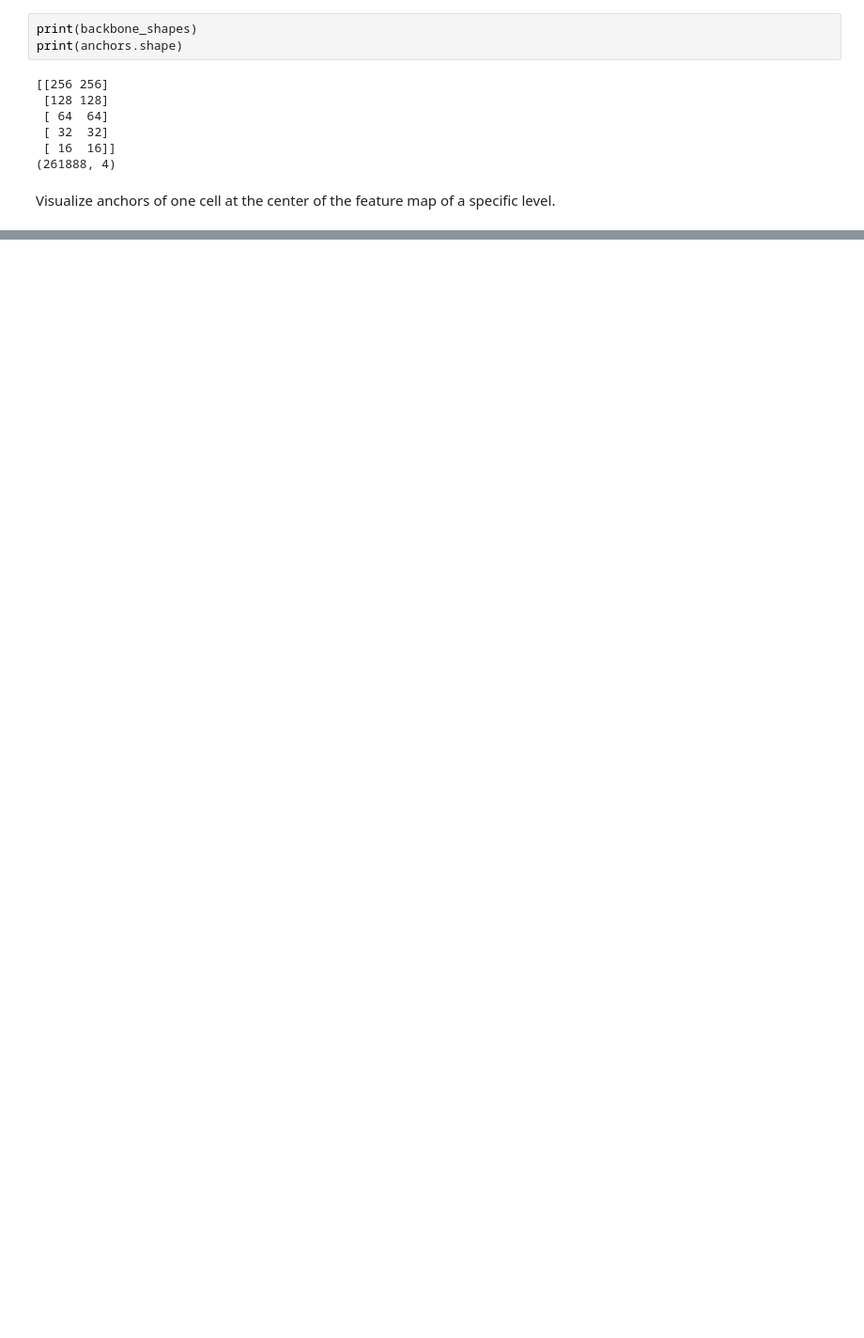
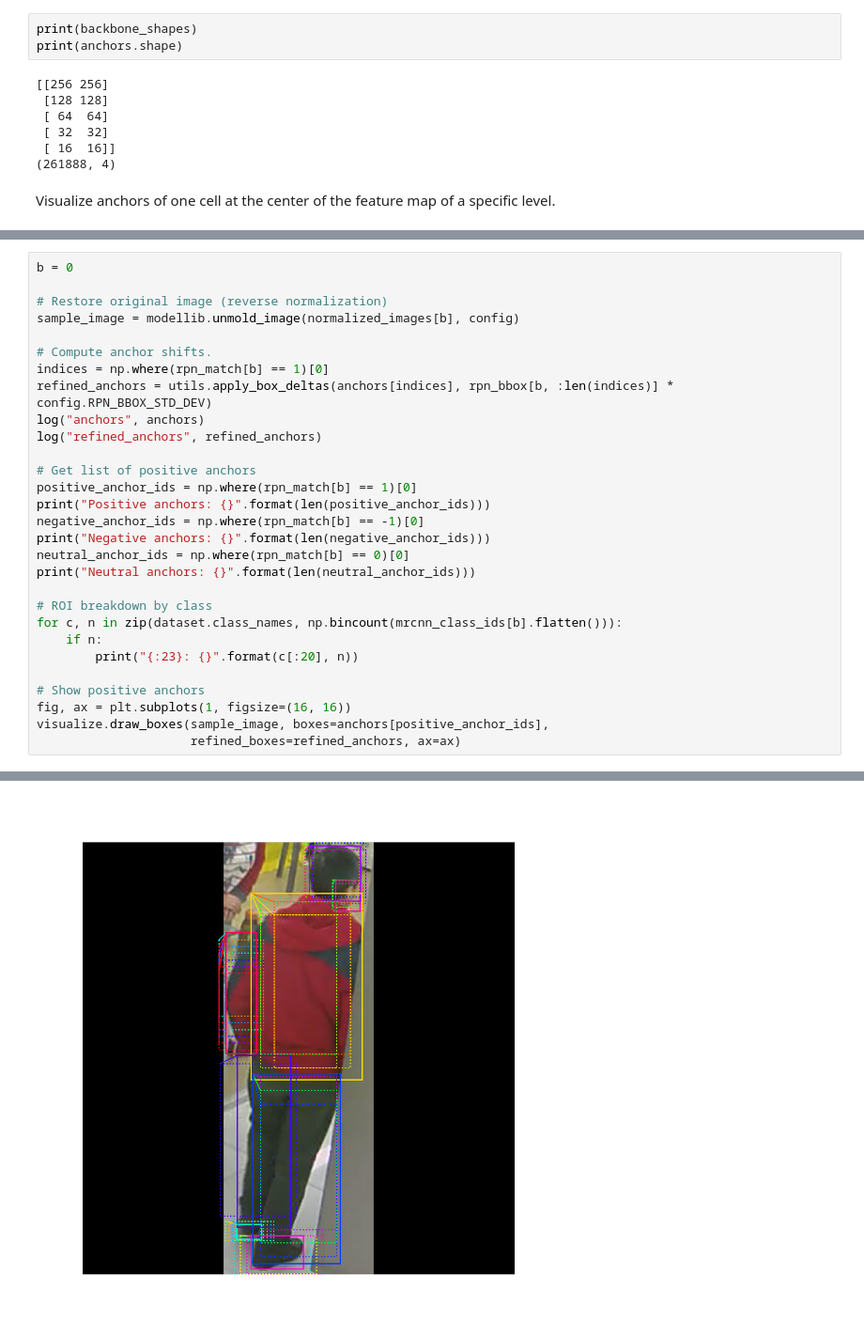
Before and after one commit to jinde-liu/Mask_RCNN, a Jupyter notebook: samples/occ5000/inspect_occ5000_data.ipynb, the cells around one changed output, grey strips where cells are left out. Shown at 94% size. Cells and saved outputs as stored; diff of their text form; blank space fills up the shorter version.

```diff
--- a/samples/occ5000/inspect_occ5000_data.ipynb
+++ b/samples/occ5000/inspect_occ5000_data.ipynb
@@ -360,0 +403,30 @@ AssertionError: Expected int but got int64
+# %%
+b = 0
+
+# Restore original image (reverse normalization)
+sample_image = modellib.unmold_image(normalized_images[b], config)
+
+# Compute anchor shifts.
+indices = np.where(rpn_match[b] == 1)[0]
+refined_anchors = utils.apply_box_deltas(anchors[indices], rpn_bbox[b, :len(indices)] * config.RPN_BBOX_STD_DEV)
+log("anchors", anchors)
+log("refined_anchors", refined_anchors)
+
+# Get list of positive anchors
+positive_anchor_ids = np.where(rpn_match[b] == 1)[0]
+print("Positive anchors: {}".format(len(positive_anchor_ids)))
+negative_anchor_ids = np.where(rpn_match[b] == -1)[0]
+print("Negative anchors: {}".format(len(negative_anchor_ids)))
+neutral_anchor_ids = np.where(rpn_match[b] == 0)[0]
+print("Neutral anchors: {}".format(len(neutral_anchor_ids)))
+
+# ROI breakdown by class
+for c, n in zip(dataset.class_names, np.bincount(mrcnn_class_ids[b].flatten())):
+    if n:
+        print("{:23}: {}".format(c[:20], n))
+
+# Show positive anchors
+fig, ax = plt.subplots(1, figsize=(16, 16))
+visualize.draw_boxes(sample_image, boxes=anchors[positive_anchor_ids],
+                     refined_boxes=refined_anchors, ax=ax)
+# %% [output]
@@ -360,0 +446 @@ AssertionError: Expected int but got int64
+[figure, added]
```
Also changed, not shown: parts of 19 cells of this notebook, 2 other files.
